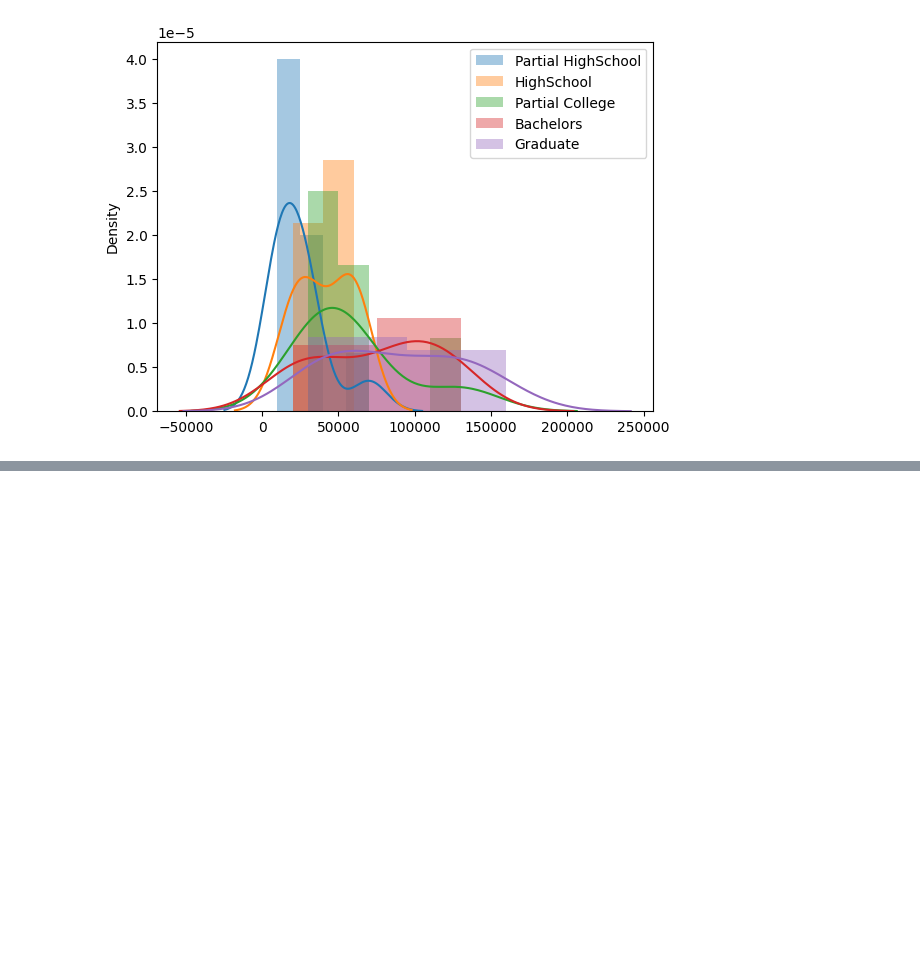
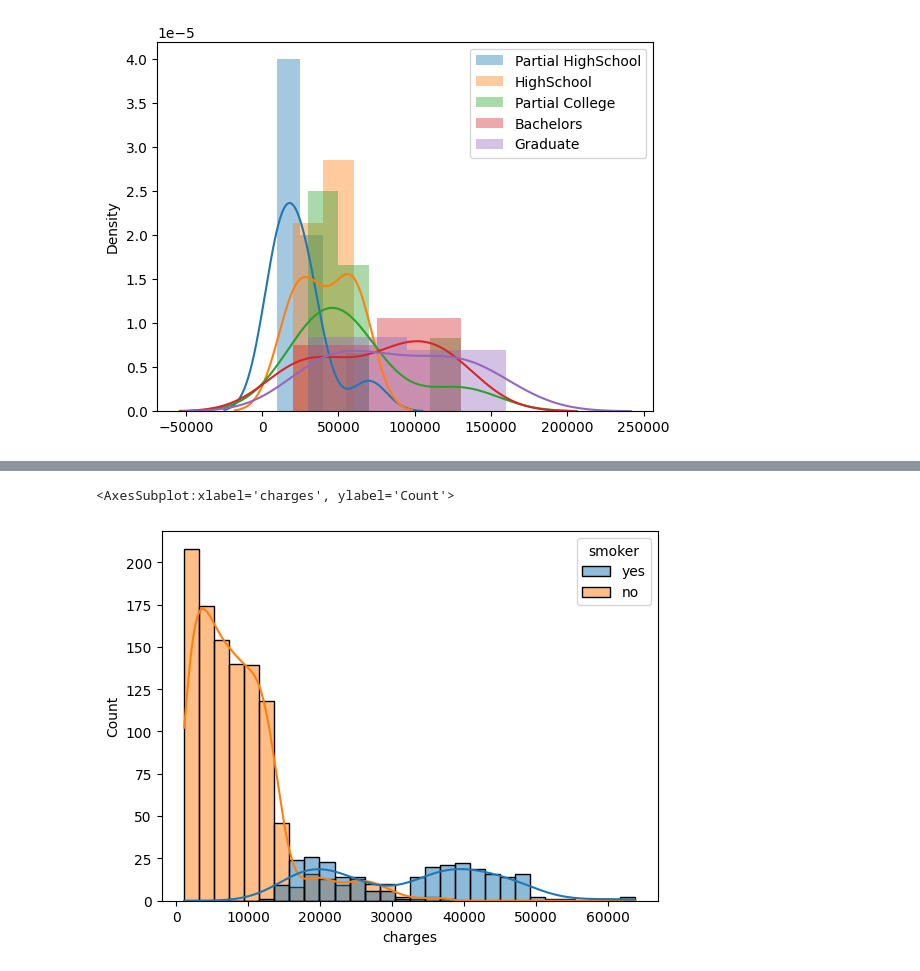
Before and after one commit to ron-ligsay/EDA, a Jupyter notebook: src/Learn EDA/Ttest oneway ANOVA categorical features.ipynb, the cells around one changed output, grey strips where cells are left out. Drawn from its saved outputs; the diff is of its cells as text; code cells hidden in the pictures; blank space fills up the shorter version.

Commit message:
smoker

```diff
--- a/src/Learn EDA/Ttest oneway ANOVA categorical features.ipynb
+++ b/src/Learn EDA/Ttest oneway ANOVA categorical features.ipynb
@@ -89,0 +93,4 @@ F_onewayResult(statistic=5.778065095961635, pvalue=0.0008781084858501968)
+# %%
+import pandas as pd
+df = pd.read_csv('../../datasets/insurance.csv')
+df.head()
@@ -89,0 +104,5 @@ F_onewayResult(statistic=5.778065095961635, pvalue=0.0008781084858501968)
+# %%
+sns.histplot(data = df, x = 'charges', hue = 'smoker', kde=True)#multiple = 'stack'
+# %% [output]
+<AxesSubplot:xlabel='charges', ylabel='Count'>
+[figure, added]
```
Also changed, not shown: parts of 2 cells of this notebook.
